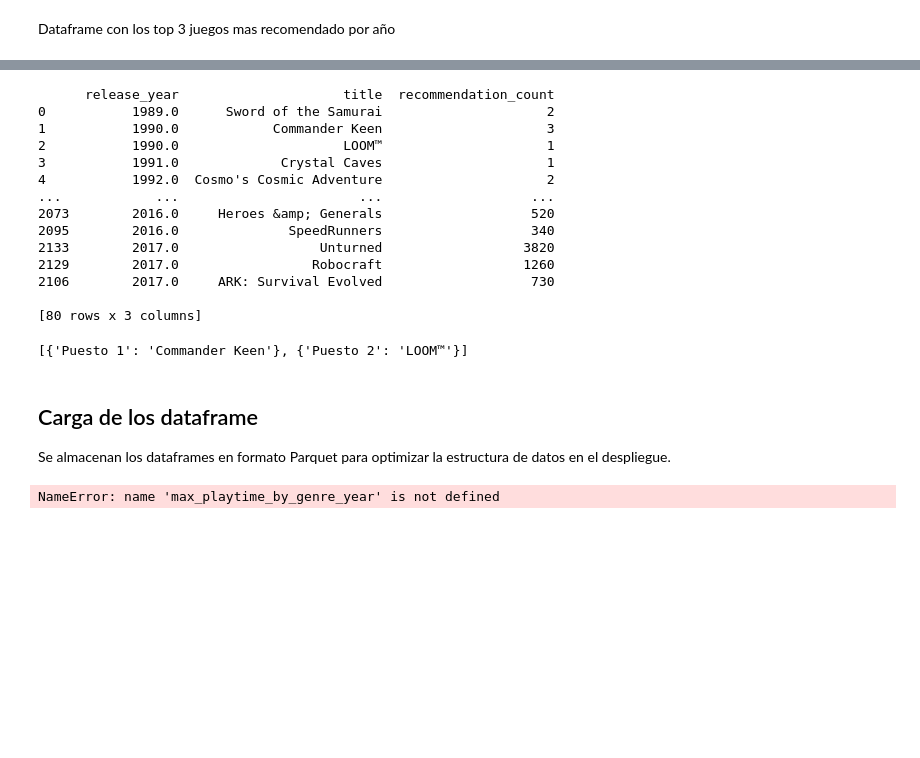
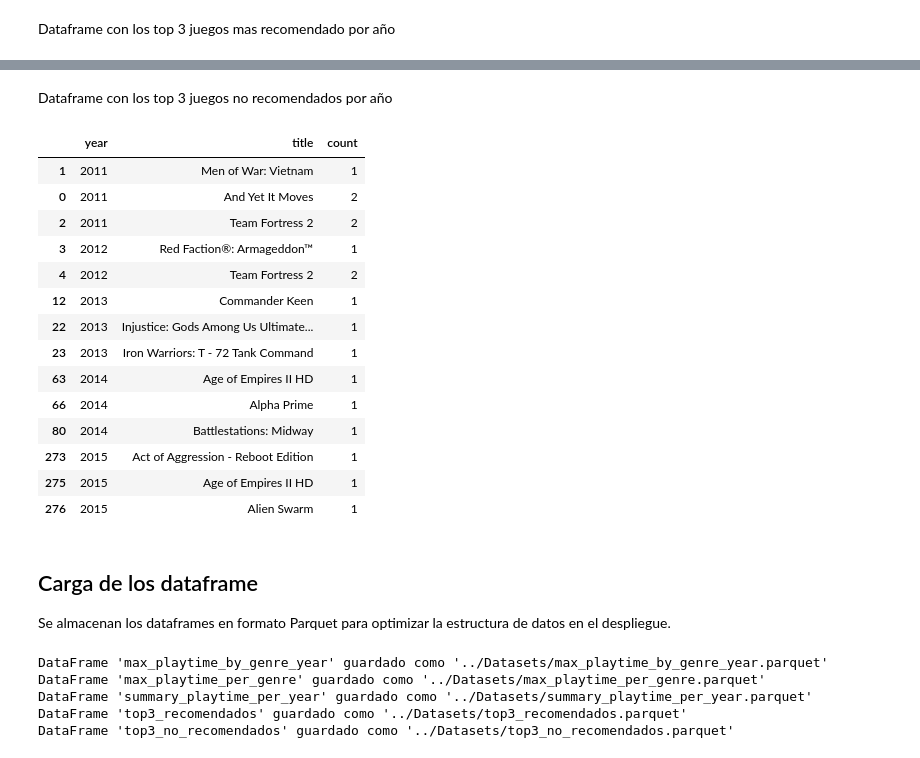
Before and after one commit to edwinpro/MLOps_videogames, a Jupyter notebook: Notebooks/Feature_Engineering.ipynb, the cells around one changed output, grey strips where cells are left out. Drawn from its saved outputs; the diff is of its cells as text; code cells hidden in the pictures; blank space fills up the shorter version.

Commit message:
Primer commit

```diff
--- a/Notebooks/Feature_Engineering.ipynb
+++ b/Notebooks/Feature_Engineering.ipynb
@@ -208,28 +245,33 @@ Dataframe con los top 3 juegos mas recomendado por año
+# %% [markdown]
+Dataframe con los top 3 juegos no recomendados por año
 # %%
-# Filtrar las reseñas que son recomendadas y tienen comentarios positivos/neutrales
-recommended_reviews = df_reviews[(df_reviews['recommend'] == True) & (df_reviews['sentiment_analysis'].isin([1, 2]))]
+# Filtrar los juegos menos recomendados y comentarios negativos
+negative_reviews = df_reviews[(df_reviews['recommend'] == False) & (df_reviews['sentiment_analysis'] == 0)].copy()
 
-# Combinar la información de los juegos y las reseñas usando 'item_id'
-merged_data = pd.merge(recommended_reviews, df_games, on='item_id')
+# Extraer el año de la columna 'posted'
+negative_reviews['year'] = pd.to_datetime(negative_reviews['posted']).dt.year
 
-# Obtener el top 3 de juegos más recomendados por año
-top3_recomendados = merged_data.groupby(['release_year', 'title']).size().reset_index(name='recommendation_count')
-top3_recomendados = top3_recomendados.sort_values(['release_year', 'recommendation_count'], ascending=[True, False]).groupby('release_year').head(3)
+# Combinar los DataFrames utilizando la columna 'item_id'
+merged_data = pd.merge(df_games, negative_reviews, on='item_id')
 
-# Mostrar el DataFrame con el top 3 de juegos más recomendados por año
-print(top3_recomendados)
+# Obtener el top 3 de juegos menos recomendados por año
+top3_no_recomendados = merged_data.groupby(['year', 'title']).size().reset_index(name='count')
+top3_no_recomendados = top3_no_recomendados.sort_values(['year', 'count']).groupby('year').head(3)
+
+top3_no_recomendados
 # %% [output]
-      release_year                     title  recommendation_count
-0           1989.0      Sword of the Samurai                     2
-1           1990.0            Commander Keen                     3
-2           1990.0                     LOOM™                     1
-3           1991.0             Crystal Caves                     1
-4           1992.0  Cosmo's Cosmic Adventure                     2
-...            ...                       ...                   ...
-2073        2016.0     Heroes &amp; Generals                   520
-2095        2016.0              SpeedRunners                   340
-2133        2017.0                  Unturned                  3820
-2129        2017.0                 Robocraft                  1260
-2106        2017.0     ARK: Survival Evolved                   730
-
-[80 rows x 3 columns]
+|  | year | title | count |
+| 1 | 2011 | Men of War: Vietnam | 1 |
+| 0 | 2011 | And Yet It Moves | 2 |
+| 2 | 2011 | Team Fortress 2 | 2 |
+| 3 | 2012 | Red Faction®: Armageddon™ | 1 |
+| 4 | 2012 | Team Fortress 2 | 2 |
+| 12 | 2013 | Commander Keen | 1 |
+| 22 | 2013 | Injustice: Gods Among Us Ultimate... | 1 |
+| 23 | 2013 | Iron Warriors: T - 72 Tank Command | 1 |
+| 63 | 2014 | Age of Empires II HD | 1 |
+| 66 | 2014 | Alpha Prime | 1 |
+| 80 | 2014 | Battlestations: Midway | 1 |
+| 273 | 2015 | Act of Aggression - Reboot Edition | 1 |
+| 275 | 2015 | Age of Empires II HD | 1 |
+| 276 | 2015 | Alien Swarm | 1 |
@@ -263,21 +278,18 @@ def UsersRecommend(anio):
-# %%
-# Ejemplo de uso: Obtener el top 3 de juegos recomendados para el año 2022
-anio_elegido = 1990
-resultados = UsersRecommend(anio_elegido)
-print(resultados)
-# %% [output]
-[{'Puesto 1': 'Commander Keen'}, {'Puesto 2': 'LOOM™'}]
 # %% [markdown]
 ## Carga de los dataframe
 Se almacenan los dataframes en formato Parquet para optimizar la estructura de datos en el despliegue.
 # %%
-dfs = [max_playtime_by_genre_year, max_playtime_per_genre, summary_playtime_per_year,top3_recomendados]
+dfs = [max_playtime_by_genre_year, max_playtime_per_genre, summary_playtime_per_year,top3_recomendados,top3_no_recomendados]
 # Nombres correspondientes a cada DataFrame
-names = ['max_playtime_by_genre_year', 'max_playtime_per_genre', 'summary_playtime_per_year','top3_recomendados']
+names = ['max_playtime_by_genre_year', 'max_playtime_per_genre', 'summary_playtime_per_year','top3_recomendados','top3_no_recomendados']
 
 for df, name in zip(dfs, names):
     archivo = f'../Datasets/{name}.parquet'
     df.to_parquet(archivo)
     print(f"DataFrame '{name}' guardado como '{archivo}'")
 # %% [output]
-NameError: name 'max_playtime_by_genre_year' is not defined
+DataFrame 'max_playtime_by_genre_year' guardado como '../Datasets/max_playtime_by_genre_year.parquet'
+DataFrame 'max_playtime_per_genre' guardado como '../Datasets/max_playtime_per_genre.parquet'
+DataFrame 'summary_playtime_per_year' guardado como '../Datasets/summary_playtime_per_year.parquet'
+DataFrame 'top3_recomendados' guardado como '../Datasets/top3_recomendados.parquet'
+DataFrame 'top3_no_recomendados' guardado como '../Datasets/top3_no_recomendados.parquet'
```
Also changed, not shown: parts of 5 cells of this notebook, 5 other files.
